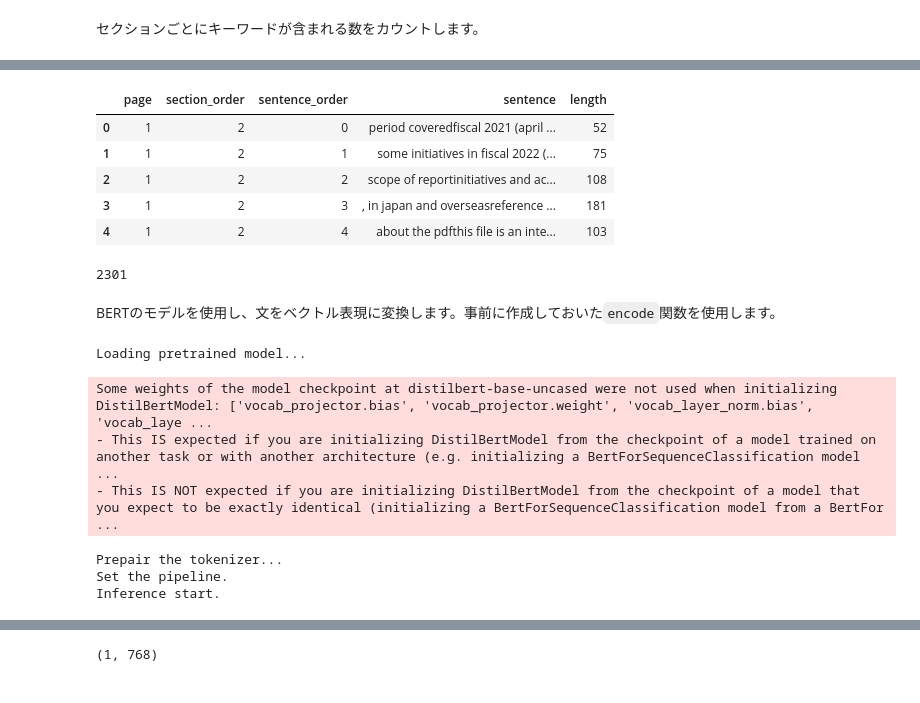
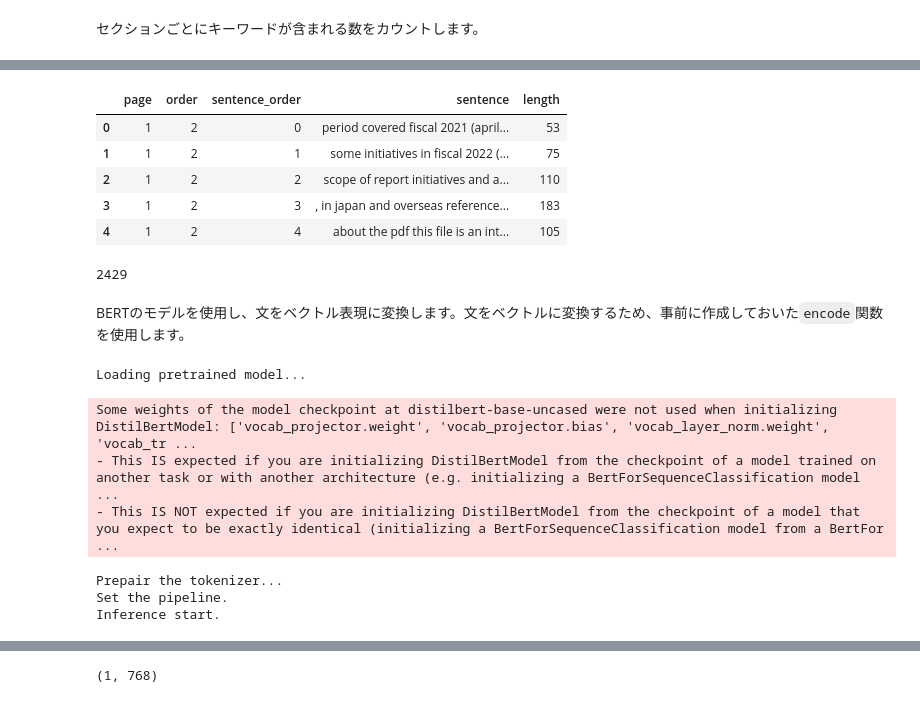
Before and after one commit to icoxfog417/esg-evaluation-by-nlp, a Jupyter notebook: notebooks/check_esg_evaluation_automatically.ipynb, the cells around one changed output, grey strips where cells are left out. Saved outputs shown, nothing was run; the diff lists cells and outputs as text; code cells hidden in the pictures.

```diff
--- a/notebooks/check_esg_evaluation_automatically.ipynb
+++ b/notebooks/check_esg_evaluation_automatically.ipynb
@@ -107 +98,6 @@ preprocessed.head(5)
+# %%
+limit_length = 100
+# %%
+preprocessed_df = preprocessed_df.assign(length=preprocessed_df["preprocessed"].apply(lambda s: len(s)))
+preprocessed_df = preprocessed_df[preprocessed_df["length"] > limit_length]
 # %%
@@ -132,3 +137,7 @@ language = "en"
+# %%
+question = "Describe the climate-related risks and opportunities the organization has identified over the short, medium, and long term."
+question = question.lower()
+language = "en"
 # %% [markdown]
 人間が抽出すると、p35の箇所が該当します。
 
@@ -168,17 +180,16 @@ question_words
 # %% [markdown]
 セクションごとにキーワードが含まれる数をカウントします。
 # %%
-def count_keyword_match(parser, keywords, text):
-    tokens = parser.parse(text)
+def count_keyword_match(text, keywords):
     count = 0
-    for t in tokens:
-        if str(t).lower().strip() in keywords:
+    for k in keywords:
+        if k in text:
             count += 1
     return count
 
 
-counted = preprocessed.assign(
-            keyword_match=preprocessed["content"].apply(
-            lambda s: count_keyword_match(parser, question_words, s))
-          )
+preprocessed_df = preprocessed_df.assign(
+    keyword_match=preprocessed_df["preprocessed"].apply(
+        lambda s: count_keyword_match(s, question_words))
+)
 # %%
@@ -202,40 +213,40 @@ p35の文がきちんととれていることがわかります。キーワー
 セクションは非常に長いので、文単位に分割します。
 # %%
 sentences = []
-for i, row in preprocessed.iterrows():
-    c = row["content"]
+for i, row in preprocessed_df.iterrows():
+    c = row["preprocessed"]
     for j, s in enumerate(c.replace("•", ".").replace(";", ".").split(".")):
         sentences.append({
             "page": row["page"],
-            "section_order": row["order"],
+            "order": row["order"],
             "sentence_order": j,
             "sentence": s,
             "length": len(s)
         })
 
-sentences = pd.DataFrame(sentences)
-sentences.head(5)
+sentences_df = pd.DataFrame(sentences)
+sentences_df.head(5)
 # %% [output]
-|  | page | section_order | sentence_order | sentence | length |
-| 0 | 1 | 2 | 0 | period coveredfiscal 2021 (april ... | 52 |
+|  | page | order | sentence_order | sentence | length |
+| 0 | 1 | 2 | 0 | period covered fiscal 2021 (april... | 53 |
 | 1 | 1 | 2 | 1 | some initiatives in fiscal 2022 (... | 75 |
-| 2 | 1 | 2 | 2 | scope of reportinitiatives and ac... | 108 |
-| 3 | 1 | 2 | 3 | , in japan and overseasreference ... | 181 |
-| 4 | 1 | 2 | 4 | about the pdfthis file is an inte... | 103 |
+| 2 | 1 | 2 | 2 | scope of report initiatives and a... | 110 |
+| 3 | 1 | 2 | 3 | , in japan and overseas reference... | 183 |
+| 4 | 1 | 2 | 4 | about the pdf this file is an int... | 105 |
 # %%
-len(sentences)
+len(sentences_df)
 # %% [output]
-2301
+2429
 # %% [markdown]
-BERTのモデルを使用し、文をベクトル表現に変換します。事前に作成しておいた`encode`関数を使用します。
+BERTのモデルを使用し、文をベクトル表現に変換します。文をベクトルに変換するため、事前に作成しておいた`encode`関数を使用します。
 # %%
 from esg_nlp.model.encoder import encode
 # %%
 model_name = "distilbert-base-uncased"
-embeddings = encode(model_name, sentences["sentence"].values.tolist())
+embeddings = encode(model_name, sentences_df["sentence"].values.tolist())
 # %% [output]
 Loading pretrained model...
-Some weights of the model checkpoint at distilbert-base-uncased were not used when initializing DistilBertModel: ['vocab_projector.bias', 'vocab_projector.weight', 'vocab_layer_norm.bias', 'vocab_laye ...
+Some weights of the model checkpoint at distilbert-base-uncased were not used when initializing DistilBertModel: ['vocab_projector.weight', 'vocab_projector.bias', 'vocab_layer_norm.weight', 'vocab_tr ...
 - This IS expected if you are initializing DistilBertModel from the checkpoint of a model trained on another task or with another architecture (e.g. initializing a BertForSequenceClassification model  ...
 - This IS NOT expected if you are initializing DistilBertModel from the checkpoint of a model that you expect to be exactly identical (initializing a BertForSequenceClassification model from a BertFor ...
 Prepair the tokenizer...
```
Also changed, not shown: parts of 50 cells of this notebook, 5 other files.
